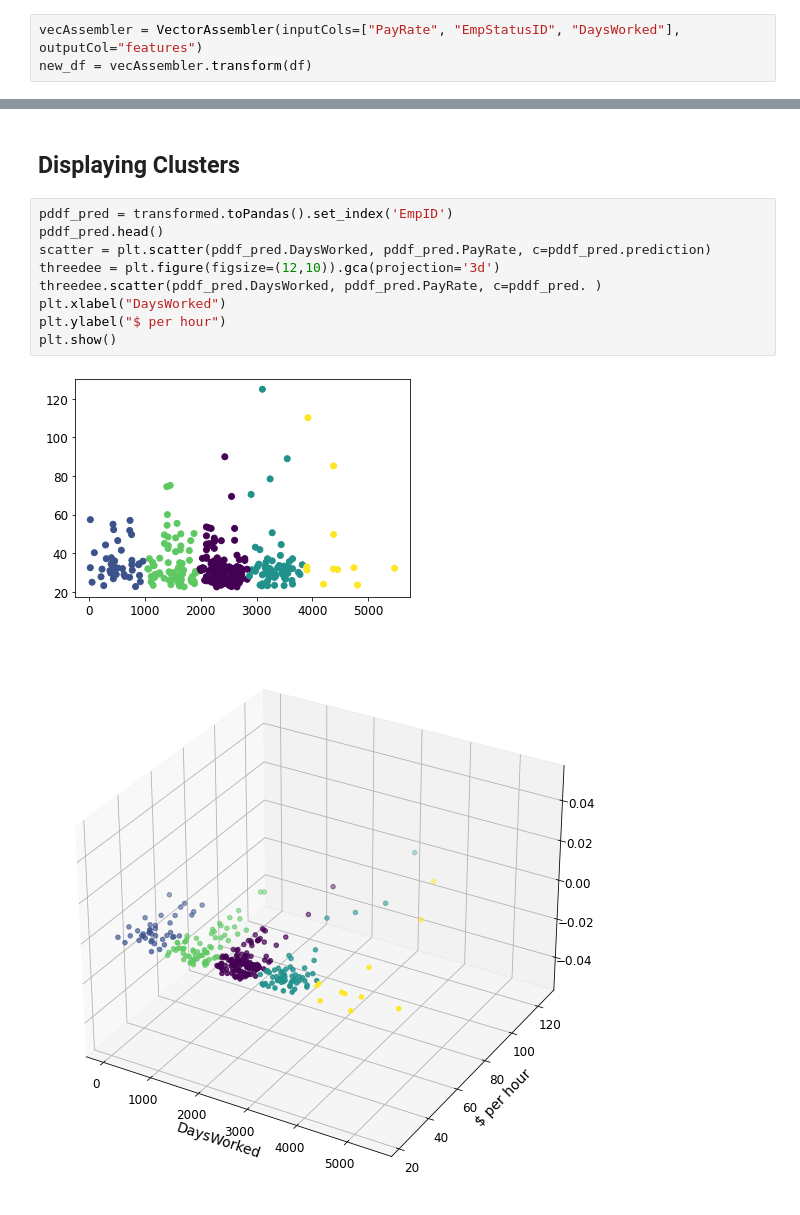
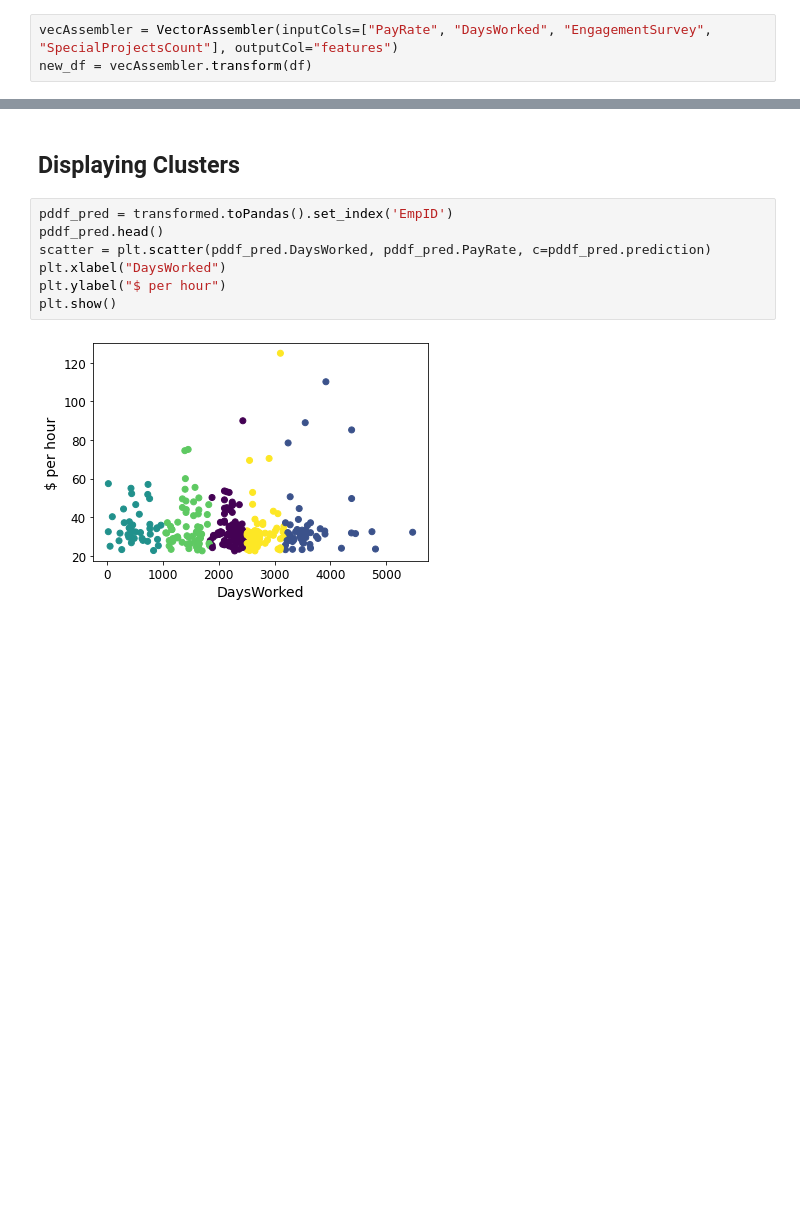
Before and after one commit to dkirste/datascience2020, a Jupyter notebook: datascience-sturm/human_resources.ipynb, the cells around one changed output, grey strips where cells are left out. Saved outputs shown, nothing was run; the diff lists cells and outputs as text; blank space fills up the shorter version.

```diff
--- a/datascience-sturm/human_resources.ipynb
+++ b/datascience-sturm/human_resources.ipynb
@@ -290,7 +290,7 @@ Assembly of the defined feature columns and creation of a string indexer transfo
 ## KMeans ##
 Creating VectorAssembler for the columns
 # %%
-vecAssembler = VectorAssembler(inputCols=["PayRate", "EmpStatusID", "DaysWorked"], outputCol="features")
+vecAssembler = VectorAssembler(inputCols=["PayRate", "DaysWorked", "EngagementSurvey", "SpecialProjectsCount"], outputCol="features")
 new_df = vecAssembler.transform(df)
 # %% [markdown]
 ## Building Clusters ##
@@ -303,12 +303,9 @@ transformed = model.transform(new_df)
 # %%
 pddf_pred = transformed.toPandas().set_index('EmpID')
 pddf_pred.head()
 scatter = plt.scatter(pddf_pred.DaysWorked, pddf_pred.PayRate, c=pddf_pred.prediction)
-threedee = plt.figure(figsize=(12,10)).gca(projection='3d')
-threedee.scatter(pddf_pred.DaysWorked, pddf_pred.PayRate, c=pddf_pred. )
 plt.xlabel("DaysWorked")
 plt.ylabel("$ per hour")
 plt.show()
 # %% [output]
-[figure, old version]
+[figure, new version]
-[figure, removed]
```
Also changed, not shown: parts of 29 cells of this notebook.
